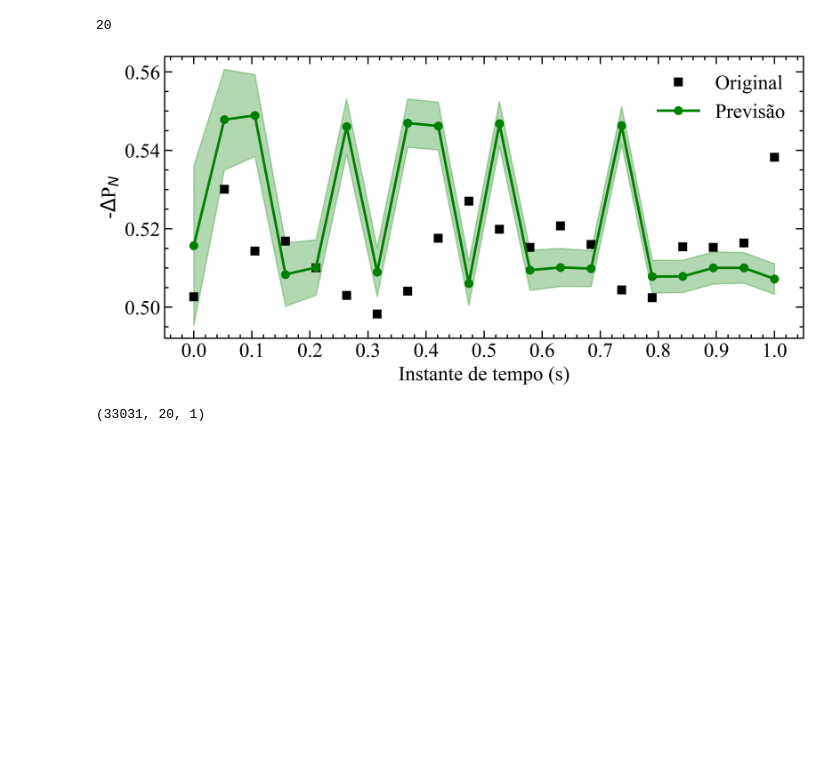
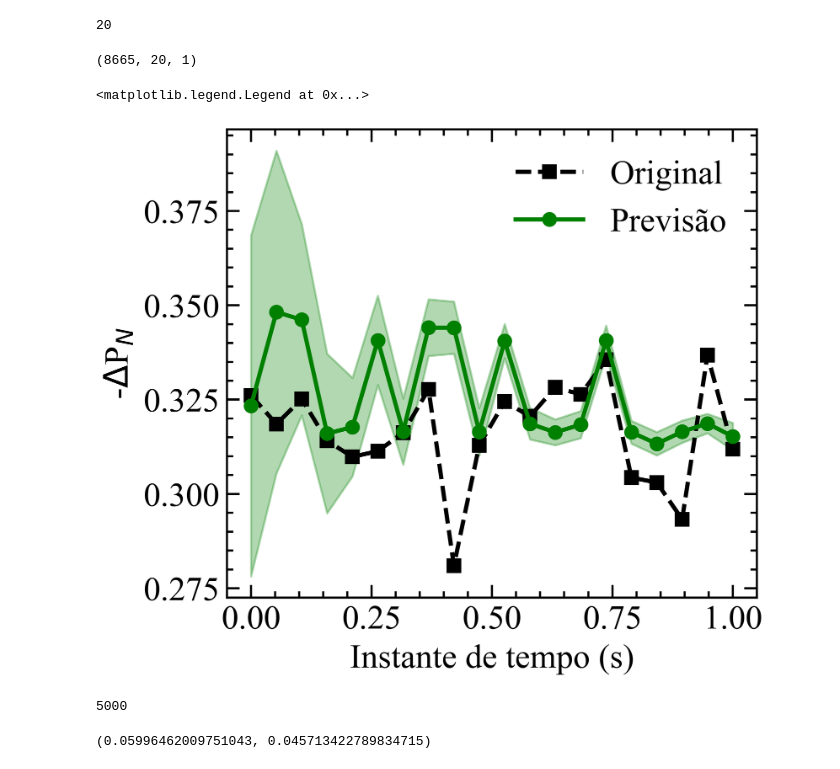
Before and after one commit to ViniMelloeMuller/fluidization-AE, a Jupyter notebook: notebooks/evaluate_model.ipynb, the cells around one changed output. Cells and saved outputs as stored; diff of their text form; code cells hidden in the pictures; blank space fills up the shorter version.

Commit message:
feat! adiciona modelo em formato binário e altera formato de visualização

```diff
--- a/notebooks/evaluate_model.ipynb
+++ b/notebooks/evaluate_model.ipynb
@@ -15,7 +15,7 @@ from train_model import PARAMETERS
 
 plt.style.use(["science", "ieee", "notebook"])
 
-plt.rcParams["font.size"] = 12
+plt.rcParams["font.size"] = 10
 plt.rcParams["font.family"] = "Times New Roman"
 plt.rcParams["figure.figsize"] = (9, 4)
 # %%
@@ -68,30 +71,38 @@ def mc_dropout_predict_parallel(model, X_test, n_forward_passes=100, n_jobs=-1):
     uncertainty = np.std(predictions, axis=0)  # Uncertainty (std dev)
 
     return mean_prediction, uncertainty
+# %%
+Xmenos.shape
+# %% [output]
+(8665, 20, 1)
 # %%
-index: int = 7200
+index: int = 5000
 mean, std = mc_dropout_predict_parallel(
     seq2seq, np.expand_dims(Xnormal[index], 0), 10
 )
 
-plt.xticks(np.arange(0, 22, 2) * 1 / 20)
+plt.figure(figsize=(4.5, 4))
+# plt.xticks(np.arange(0, 22, 2) * 1 / 20)
 ymin = (mean - std).flatten()
 ymax = (mean + std).flatten()
 
 x = np.linspace(0, 20, len(Xnormal[index])) * 1 / 20
 
-plt.plot(x, Ynormal[index], label="Original", marker='s', ls='')
+plt.plot(x, Ynormal[index], label="Original", marker='s', ls='--')
 
 plt.plot(x, mean.flatten(), label="Previsão", c="green", marker='o', ls='-')
 plt.xlabel("Instante de tempo (s)")
 plt.ylabel(r"-$\Delta$P$_N$")
 plt.fill_between(x, ymin, ymax, alpha=0.3, color="green")
 plt.legend()
 
-plt.savefig("../images/autoencoder/normal_prediction.png", dpi=300, bbox_inches="tight");
+# plt.savefig("../images/seq2seq/normal_prediction.png", dpi=300, bbox_inches="tight");
 # %% [output]
+<matplotlib.legend.Legend at 0x...>
-[figure, old version]
+[figure, new version]
-# %%
-Ynormal.shape
-# %% [output]
-(33031, 20, 1)
+# %%
+print(index)
+Xmenos[10].mean(), Xnormal[index].mean()
+# %% [output]
+5000
+(0.05996462009751043, 0.045713422789834715)
```
Also changed, not shown: parts of 3 cells of this notebook, 3 other files.
